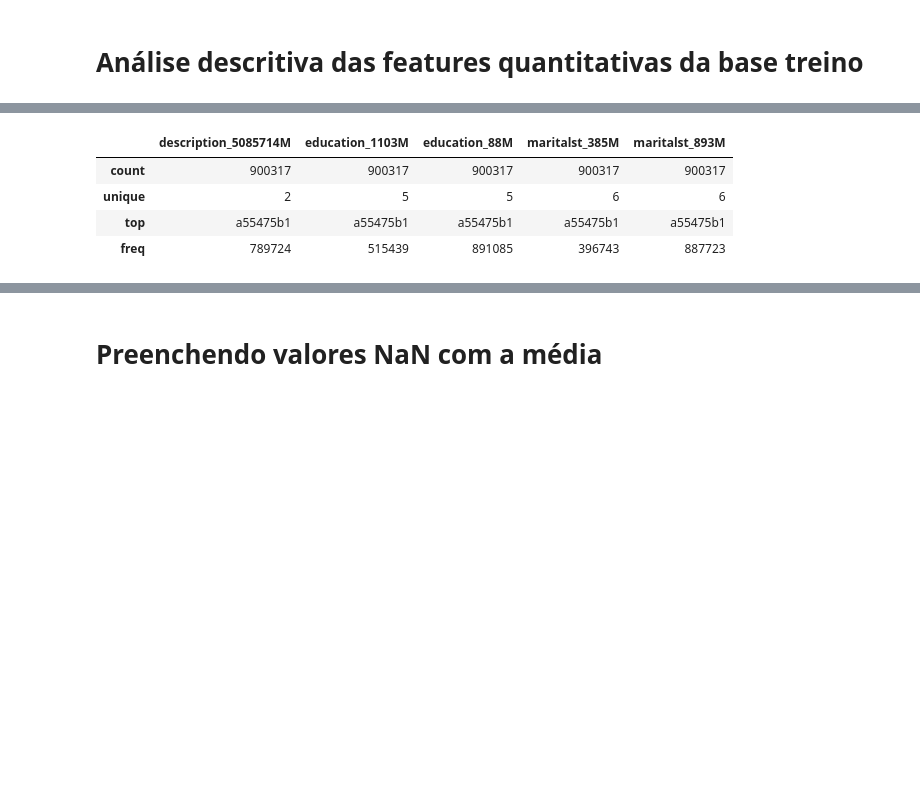
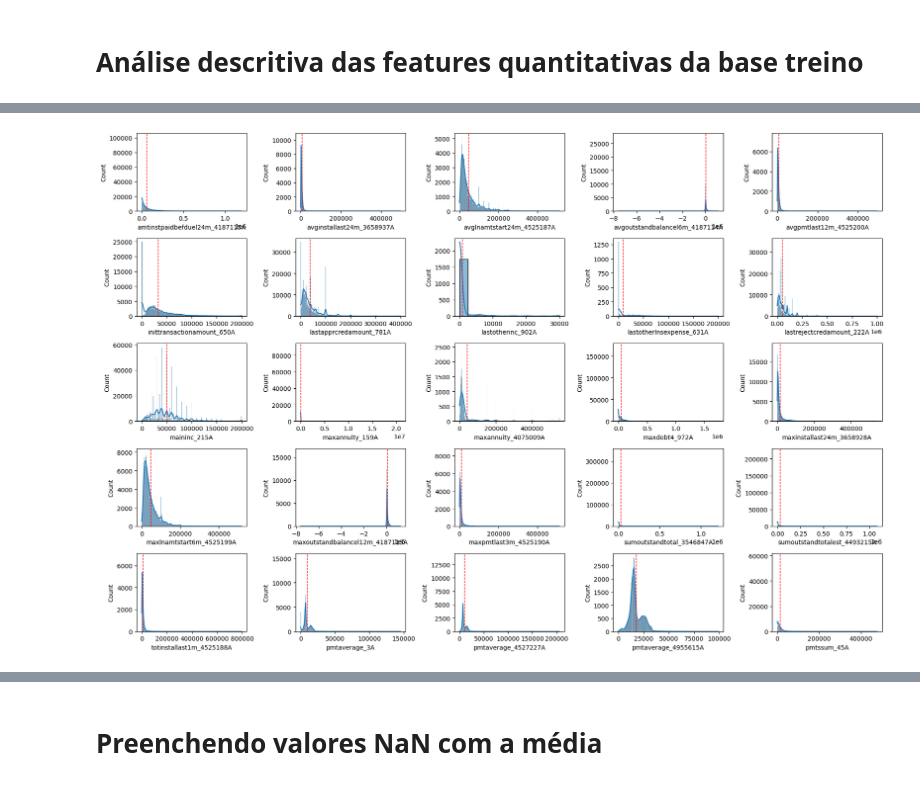
Before and after one commit to jrodrigotico/MBA-USP-ESALQ---TCC, a Jupyter notebook: debug.ipynb, the cells around one changed output, grey strips where cells are left out. Drawn from its saved outputs; the diff is of its cells as text; code cells hidden in the pictures; blank space fills up the shorter version.

Commit message:
Atualização com gráfico para análise descritiva

```diff
--- a/debug.ipynb
+++ b/debug.ipynb
@@ -342,9 +330,20 @@ var_quant.describe().round(2) # 35 variaveis quantitativas
-# %%
-var_quali = treino_x.select_dtypes(include=['object', 'category'])
-var_quali.describe() # 13 variaveis qualitativas
-# %% [output]
-|  | description_5085714M | education_1103M | education_88M | maritalst_385M | maritalst_893M |
-| count | 900317 | 900317 | 900317 | 900317 | 900317 |
-| unique | 2 | 5 | 5 | 6 | 6 |
-| top | a55475b1 | a55475b1 | a55475b1 | a55475b1 | a55475b1 |
-| freq | 789724 | 515439 | 891085 | 396743 | 887723 |
+# %%
+var_quant = treino_x.select_dtypes(exclude=['object', 'category'])
+
+
+# Calcular a média das variáveis quantitativas
+mean_var_quant = var_quant.mean().round(2)
+
+# Configuração para melhor visualização dos gráficos
+plt.figure(figsize=(18, 12))  # Ajuste o tamanho da figura conforme necessário
+
+# Plotar histogramas para cada variável quantitativa baseado na média
+for i, col in enumerate(var_quant.columns):
+    plt.subplot(5, 5, i + 1)  # Organize os gráficos em uma grade de 5x5
+    sns.histplot(var_quant[col], kde=True)
+    plt.axvline(mean_var_quant[col], color='red', linestyle='dashed', linewidth=1)  # linha para média
+
+plt.tight_layout()
+plt.show()
+# %% [output]
+[figure, added]
```
Also changed, not shown: parts of 4 cells of this notebook.
